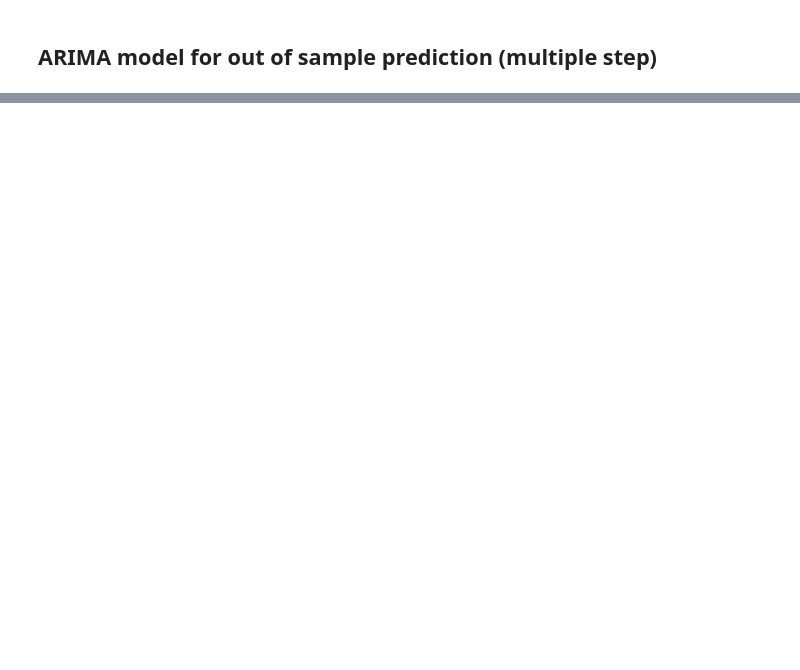
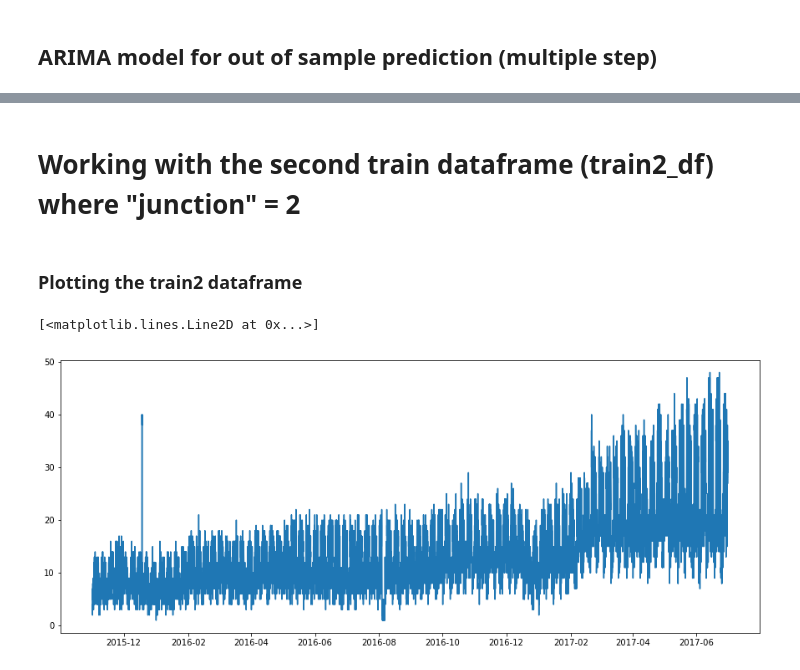
Before and after one commit to vermakanksha/hackathon_first, a Jupyter notebook: Solution_code_in_process.ipynb, the cells around one changed output, grey strips where cells are left out. Saved outputs shown, nothing was run; the diff lists cells and outputs as text; code cells hidden in the pictures; blank space fills up the shorter version.

```diff
--- a/Solution_code_in_process.ipynb
+++ b/Solution_code_in_process.ipynb
@@ -483,0 +293,9 @@ plt.plot(test1_df)
+# %% [markdown]
+# Working with the second train dataframe (train2_df) where "junction" = 2
+# %% [markdown]
+### Plotting the train2 dataframe
+# %%
+plt.plot(train2_df)
+# %% [output]
+[<matplotlib.lines.Line2D at 0x...>]
+[figure, added]
```
Also changed, not shown: parts of 85 cells of this notebook.
